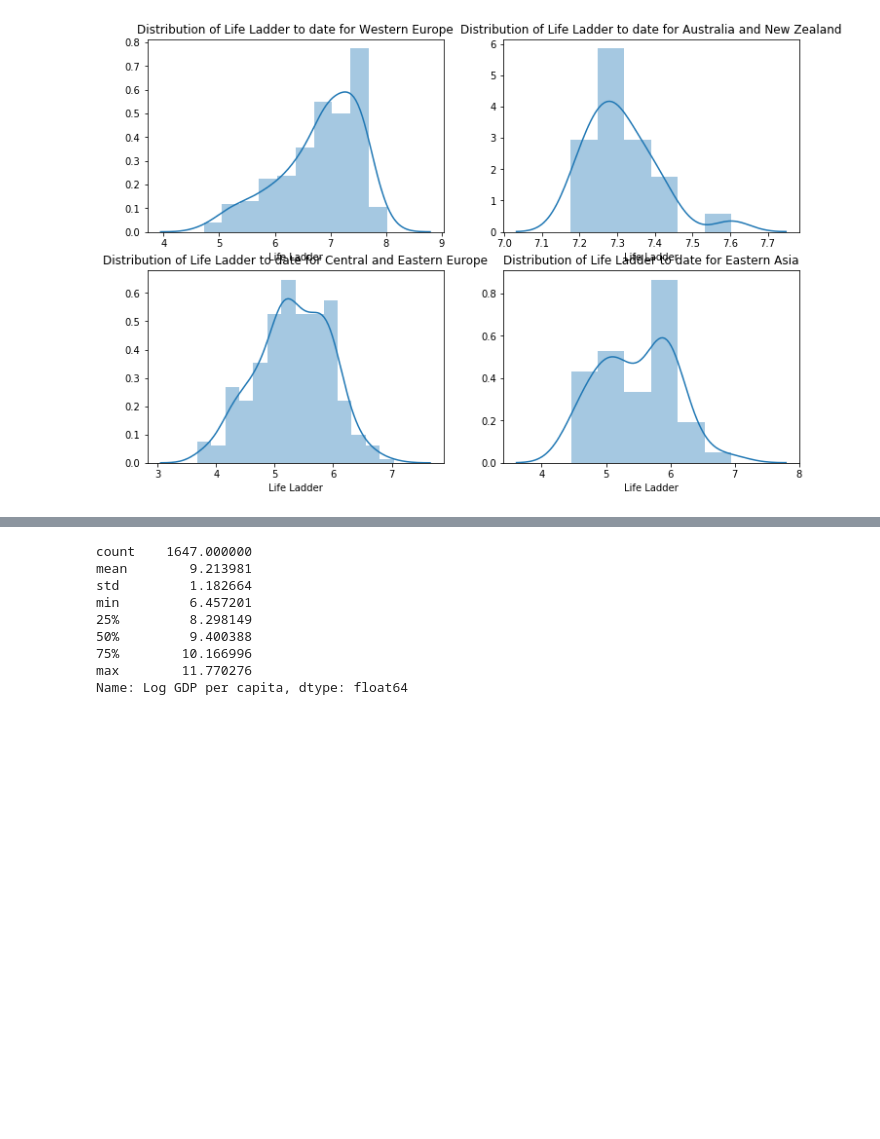
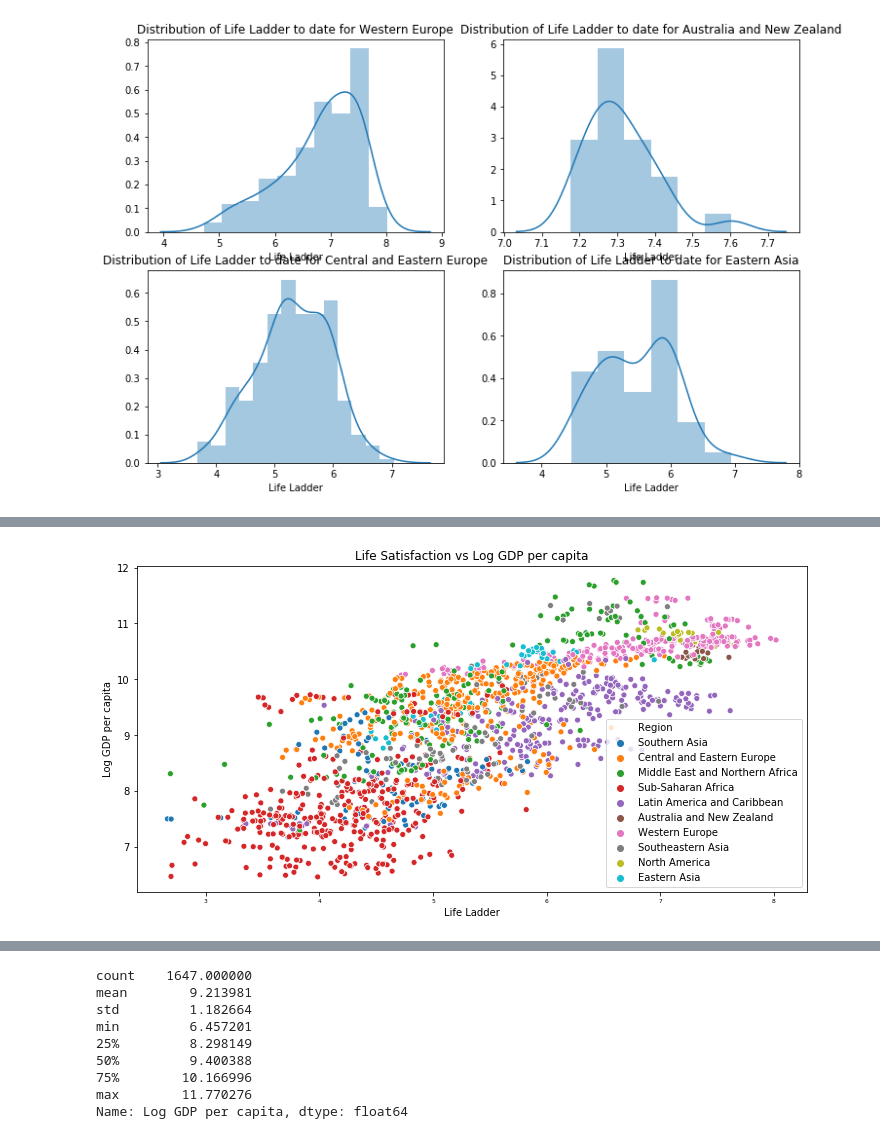
Before and after one commit to angela1C/Programming-for-Data-Analysis-Simulation-Project-2019, a Jupyter notebook: HappySimulate.ipynb, the cells around one changed output, grey strips where cells are left out. Cells and saved outputs as stored; diff of their text form; code cells hidden in the pictures; blank space fills up the shorter version.

```diff
--- a/HappySimulate.ipynb
+++ b/HappySimulate.ipynb
@@ -453,0 +671,5 @@ axes[1,1].set_title("Distribution of Life Ladder to date for Eastern Asia");
+# %%
+sns.scatterplot(y = df['Log GDP per capita'],x= df['Life Ladder'],hue=df['Region'])
+plt.title("Life Satisfaction vs Log GDP per capita");
+# %% [output]
+[figure, added]
```
Also changed, not shown: parts of 126 cells of this notebook, 5 other files.
